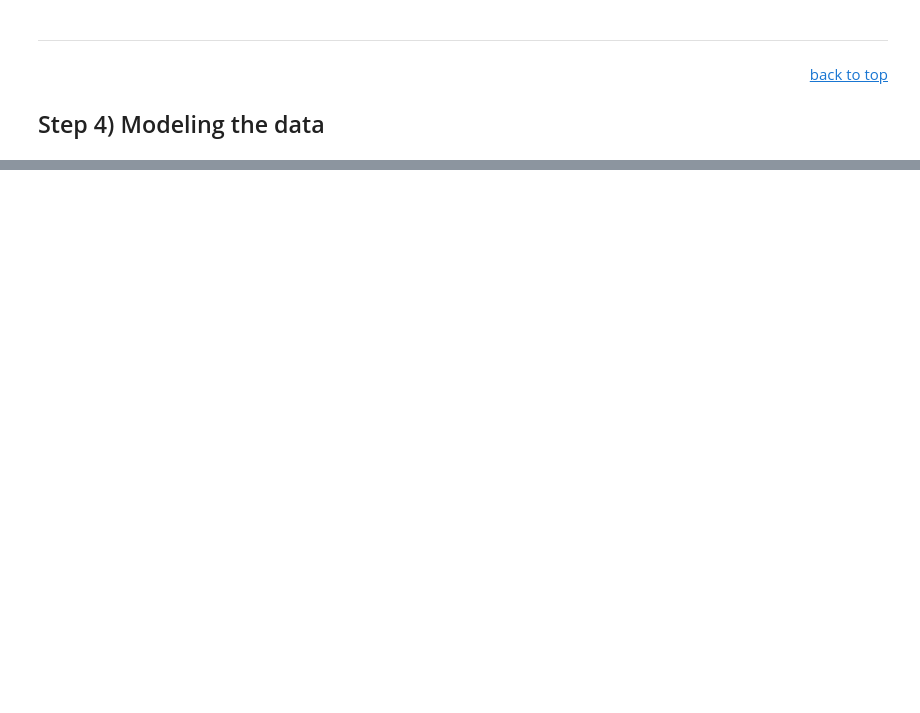
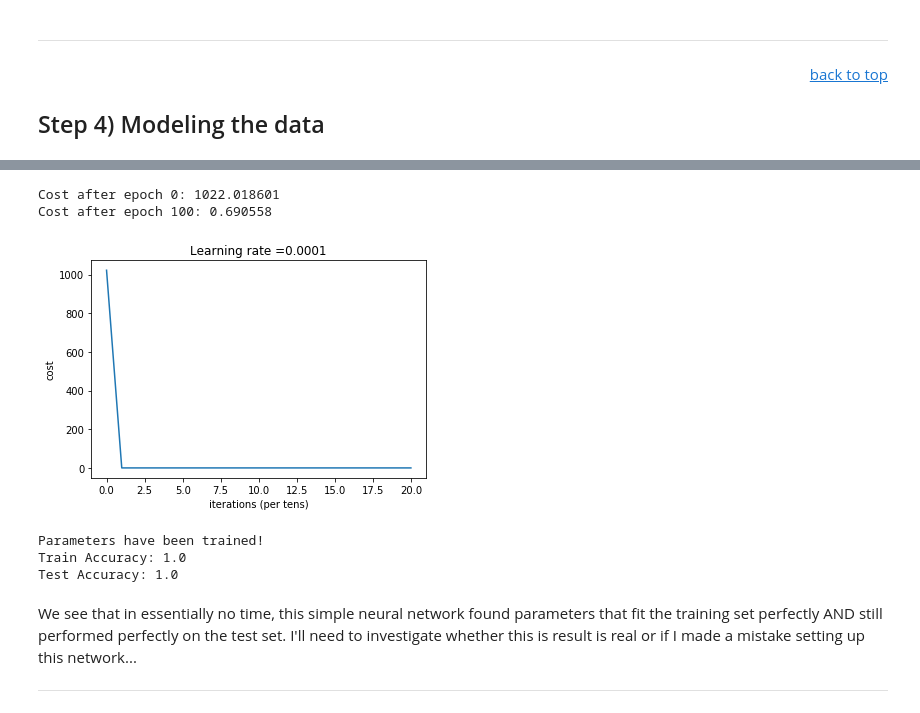
Before and after one commit to dskarbrevik/League-of-Legends-Churn-Prediction, a Jupyter notebook: Riot Churn Predictor [Part 2 - Data Cleaning and Modeling].ipynb, the cells around one changed output, grey strips where cells are left out. Cells and saved outputs as stored; diff of their text form; code cells hidden in the pictures; blank space fills up the shorter version.

Commit message:
update to modeling notebook

```diff
--- a/Riot Churn Predictor [Part 2 - Data Cleaning and Modeling].ipynb
+++ b/Riot Churn Predictor [Part 2 - Data Cleaning and Modeling].ipynb
@@ -468,0 +763,42 @@ Let's just make sure all our features are numeric now:
+# %%
+def compute_cost(Z3, Y):
+
+    logits = tf.transpose(Z3)
+    labels = tf.transpose(Y)
+
+    cost = tf.reduce_mean(tf.nn.sigmoid_cross_entropy_with_logits(logits=logits,labels=labels))
+
+
+    return cost
+# %%
+def random_mini_batches(X, Y, mini_batch_size = 64, seed = 0):
+
+    np.random.seed(seed)
+    m = X.shape[1]                  # number of training examples
+    mini_batches = []
+
+    # Step 1: Shuffle (X, Y)
+    permutation = list(np.random.permutation(m))
+    shuffled_X = X[:, permutation]
+    shuffled_Y = Y[:, permutation].reshape((1,m))
+
+    # Step 2: Partition (shuffled_X, shuffled_Y). Minus the end case.
+    num_complete_minibatches = math.floor(m/mini_batch_size)
+    for k in range(0, num_complete_minibatches):
+
+        mini_batch_X = shuffled_X[:, k*mini_batch_size:(k+1)*mini_batch_size]
+        mini_batch_Y = shuffled_Y[:, k*mini_batch_size:(k+1)*mini_batch_size]
+
+        mini_batch = (mini_batch_X, mini_batch_Y)
+        mini_batches.append(mini_batch)
+
+    # Handling the end case (last mini-batch < mini_batch_size)
+    if m % mini_batch_size != 0:
+
+        mini_batch_X = shuffled_X[:, (num_complete_minibatches)*mini_batch_size:]
+        mini_batch_Y = shuffled_Y[:, (num_complete_minibatches)*mini_batch_size:]
+
+        mini_batch = (mini_batch_X, mini_batch_Y)
+        mini_batches.append(mini_batch)
+
+    return mini_batches
@@ -468,0 +889,13 @@ Let's just make sure all our features are numeric now:
+# %%
+parameters = model(X_train_network, Y_train_network, X_test_network, Y_test_network, num_epochs=101)
+# %% [output]
+Cost after epoch 0: 1022.018601
+Cost after epoch 100: 0.690558
+[figure, added]
+Parameters have been trained!
+Train Accuracy: 1.0
+Test Accuracy: 1.0
+# %% [markdown]
+We see that in essentially no time, this simple neural network found parameters that fit the training set perfectly AND still performed perfectly on the test set. I'll need to investigate whether this is result is real or if I made a mistake setting up this network...
+
+***
```
Also changed, not shown: parts of 82 cells of this notebook, 1 other file.
